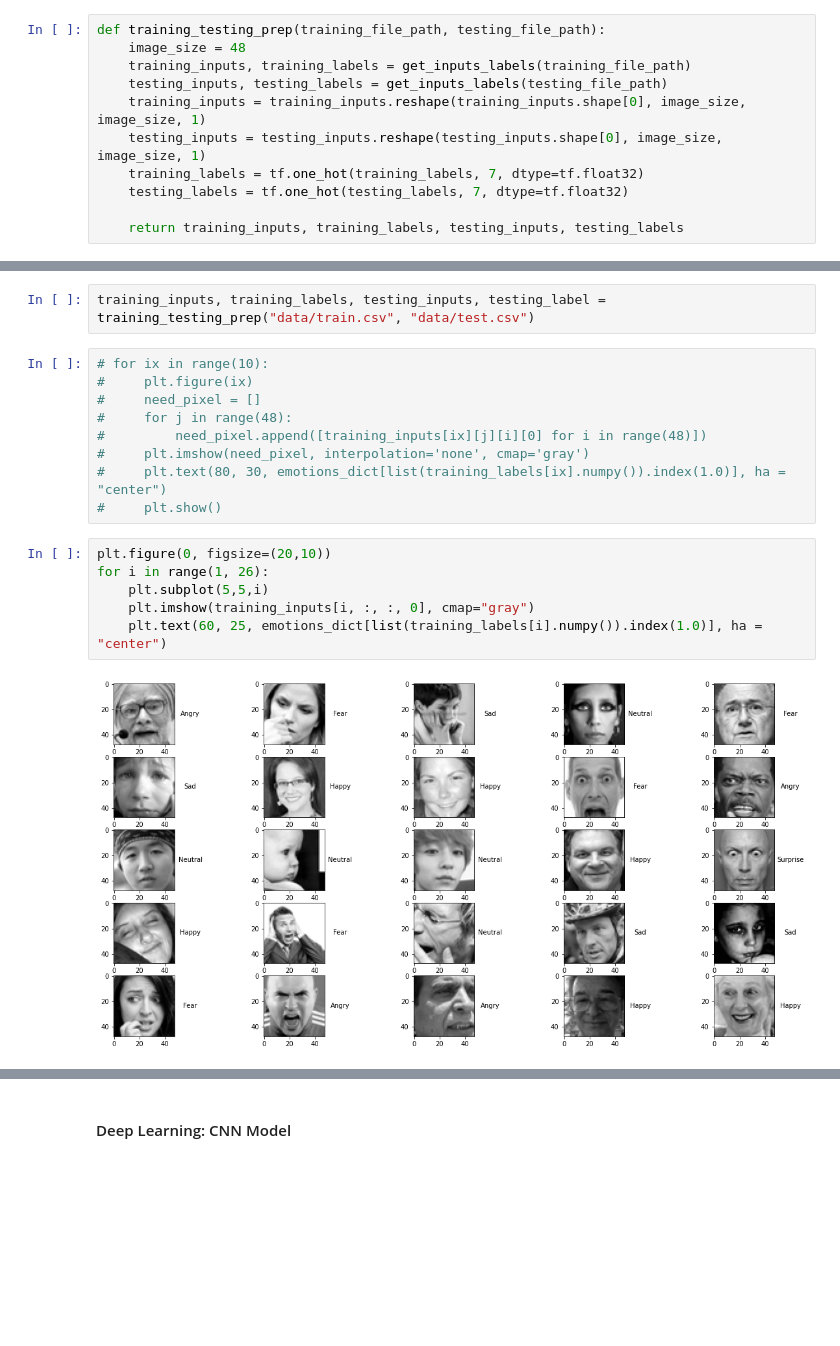
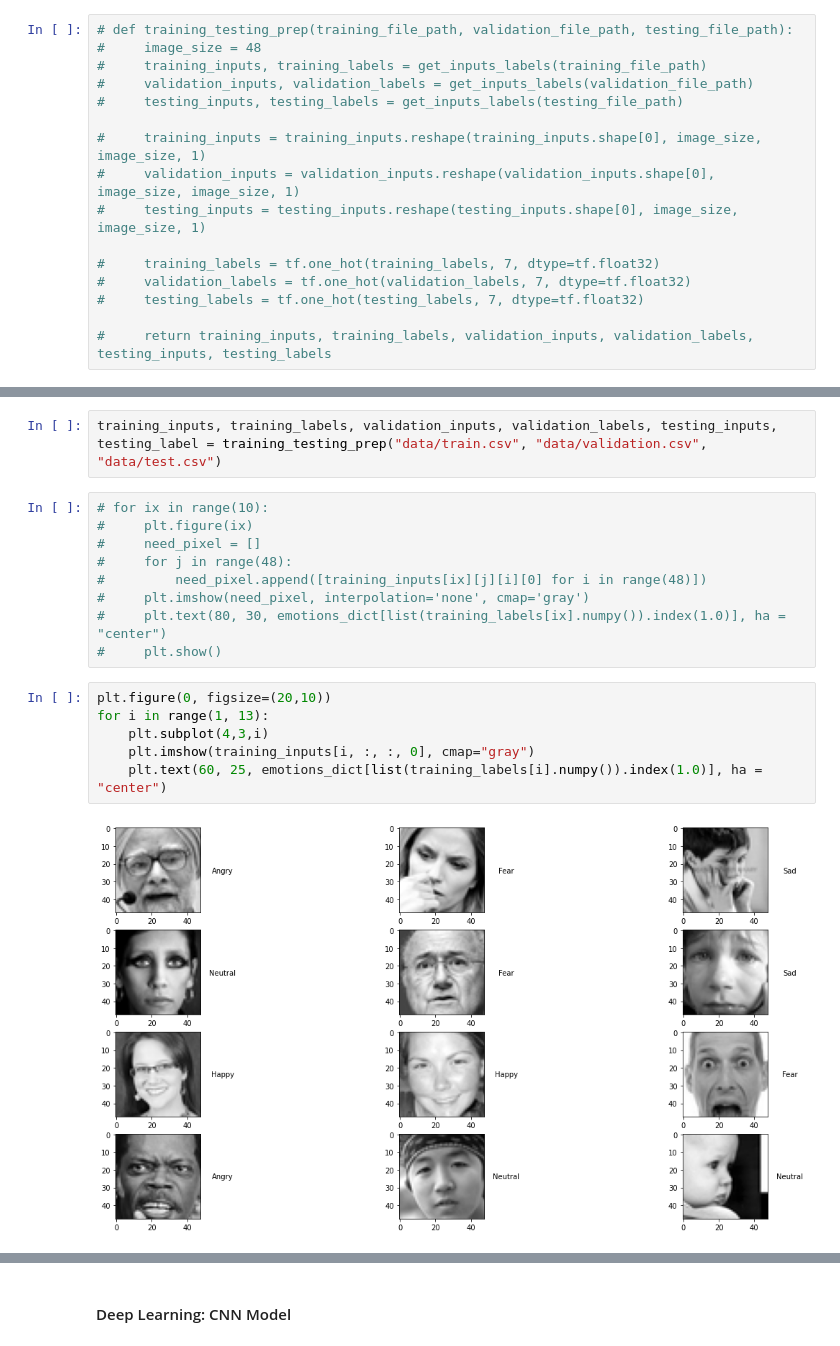
Before and after one commit to bwang98/CSCI2470_Final_Project, a Jupyter notebook: csci2470_project.ipynb, the cells around one changed output, grey strips where cells are left out. Saved outputs shown, nothing was run; the diff lists cells and outputs as text; blank space fills up the shorter version.

```diff
--- a/csci2470_project.ipynb
+++ b/csci2470_project.ipynb
@@ -57,13 +70,18 @@ def get_inputs_labels(file_path):
     assert len(inputs) == len(labels), "inputs and labels should have the same length."
     return np.array(inputs), np.array(labels)
 # %%
-def training_testing_prep(training_file_path, testing_file_path):
-    image_size = 48
-    training_inputs, training_labels = get_inputs_labels(training_file_path)
-    testing_inputs, testing_labels = get_inputs_labels(testing_file_path)
-    training_inputs = training_inputs.reshape(training_inputs.shape[0], image_size, image_size, 1)
-    testing_inputs = testing_inputs.reshape(testing_inputs.shape[0], image_size, image_size, 1)
-    training_labels = tf.one_hot(training_labels, 7, dtype=tf.float32)
-    testing_labels = tf.one_hot(testing_labels, 7, dtype=tf.float32)
+# def training_testing_prep(training_file_path, validation_file_path, testing_file_path):
+#     image_size = 48
+#     training_inputs, training_labels = get_inputs_labels(training_file_path)
+#     validation_inputs, validation_labels = get_inputs_labels(validation_file_path)
+#     testing_inputs, testing_labels = get_inputs_labels(testing_file_path)
 
-    return training_inputs, training_labels, testing_inputs, testing_labels
+#     training_inputs = training_inputs.reshape(training_inputs.shape[0], image_size, image_size, 1)
+#     validation_inputs = validation_inputs.reshape(validation_inputs.shape[0], image_size, image_size, 1)
+#     testing_inputs = testing_inputs.reshape(testing_inputs.shape[0], image_size, image_size, 1)
+
+#     training_labels = tf.one_hot(training_labels, 7, dtype=tf.float32)
+#     validation_labels = tf.one_hot(validation_labels, 7, dtype=tf.float32)
+#     testing_labels = tf.one_hot(testing_labels, 7, dtype=tf.float32)
+
+#     return training_inputs, training_labels, validation_inputs, validation_labels, testing_inputs, testing_labels
@@ -70,5 +135,5 @@ def training_testing_prep(training_file_path, testing_file_path):
 # %%
-training_inputs, training_labels, testing_inputs, testing_label = training_testing_prep("data/train.csv", "data/test.csv")
+training_inputs, training_labels, validation_inputs, validation_labels, testing_inputs, testing_label = training_testing_prep("data/train.csv", "data/validation.csv", "data/test.csv")
 # %%
 # for ix in range(10):
 #     plt.figure(ix)
@@ -80,9 +145,9 @@ training_inputs, training_labels, testing_inputs, testing_label = training_testi
 #     plt.show()
 # %%
 plt.figure(0, figsize=(20,10))
-for i in range(1, 26):
-    plt.subplot(5,5,i)
+for i in range(1, 13):
+    plt.subplot(4,3,i)
     plt.imshow(training_inputs[i, :, :, 0], cmap="gray")
     plt.text(60, 25, emotions_dict[list(training_labels[i].numpy()).index(1.0)], ha = "center")
 # %% [output]
-[figure, old version]
+[figure, new version]
```
Also changed, not shown: parts of 31 cells of this notebook.
